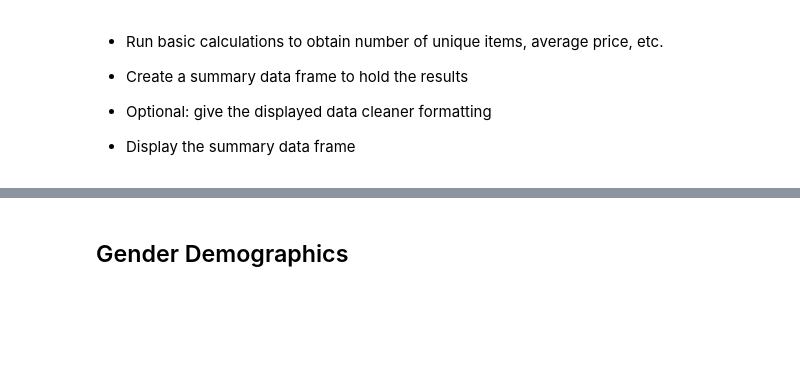
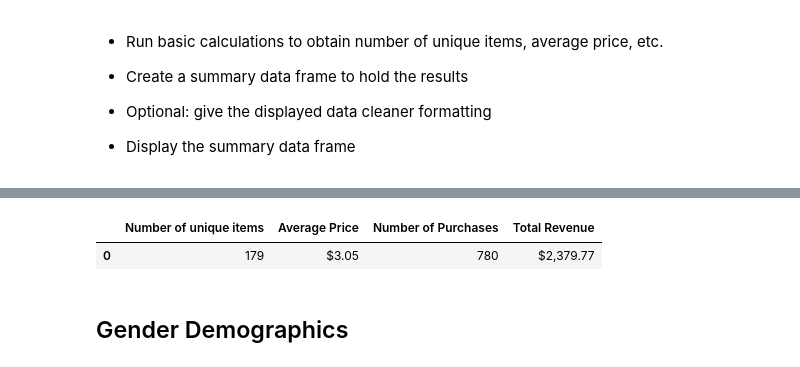
Before and after one commit to nguyenpe17/pandas-challenge, a Jupyter notebook: HeroesOfPymoli/HeroesOfPymoli_starter.ipynb, the cells around one changed output, grey strips where cells are left out. Drawn from its saved outputs; the diff is of its cells as text; code cells hidden in the pictures; blank space fills up the shorter version.

```diff
--- a/HeroesOfPymoli/HeroesOfPymoli_starter.ipynb
+++ b/HeroesOfPymoli/HeroesOfPymoli_starter.ipynb
@@ -41,3 +64,30 @@ pymoli_data = pd.read_csv(pymoli,encoding='utf-8')
+# %%
+# Purchasing Analysis (Total)
+
+# Calculate the count of unique items
+unique_items_count = len(pymoli_data["Item ID"].unique())
+
+# calculate the average price of the purchase
+average_price = pymoli_data["Price"].mean()
+
+# caluclate the total number of purchases made
+number_purchases = pymoli_data["Purchase ID"].count()
+
+# calculate the total revenue
+total_revenue = pymoli_data["Price"].sum()
+
+#Summary data frame = unique items, average price, number of purchases, total revenue
+Purchasing_Analysis = pd.DataFrame({"Number of unique items":unique_items_count,"Average Price":average_price,
+                                    "Number of Purchases":number_purchases,"Total Revenue":total_revenue}, index=[0])
+
+Purchasing_Analysis["Average Price"] = Purchasing_Analysis["Average Price"].map("${:.2f}".format)
+
+Purchasing_Analysis["Total Revenue"] = Purchasing_Analysis["Total Revenue"].map("${:,.2f}".format)
+
+Purchasing_Analysis
+# %% [output]
+|  | Number of unique items | Average Price | Number of Purchases | Total Revenue |
+| 0 | 179 | $3.05 | 780 | $2,379.77 |
 # %% [markdown]
 ## Gender Demographics
 # %% [markdown]
```
Also changed, not shown: parts of 3 cells of this notebook.
